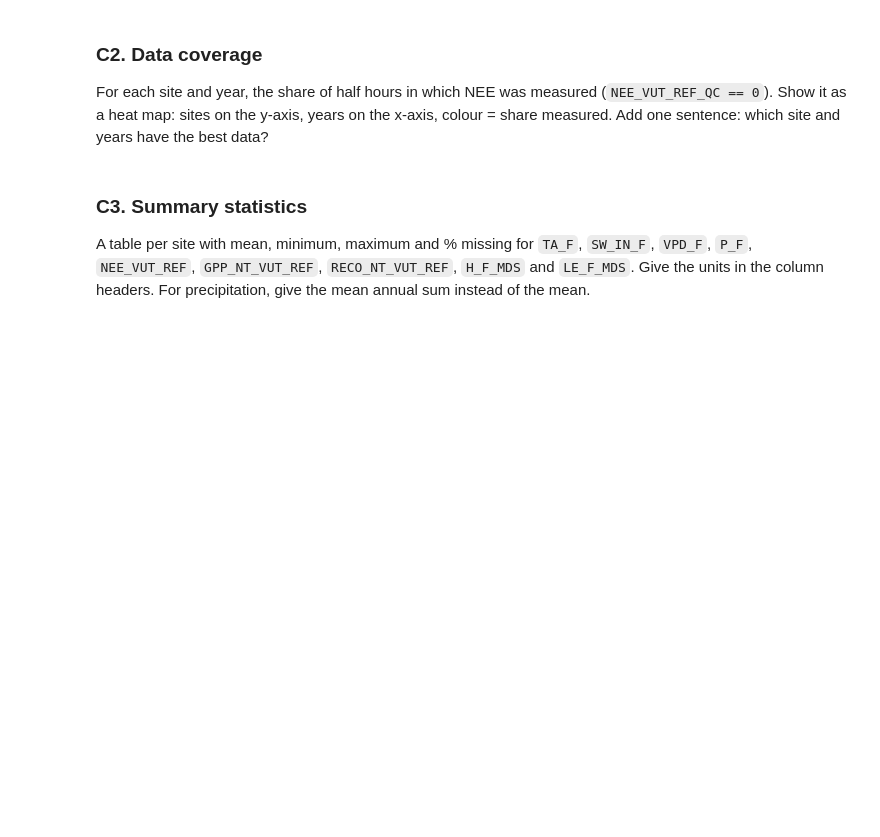
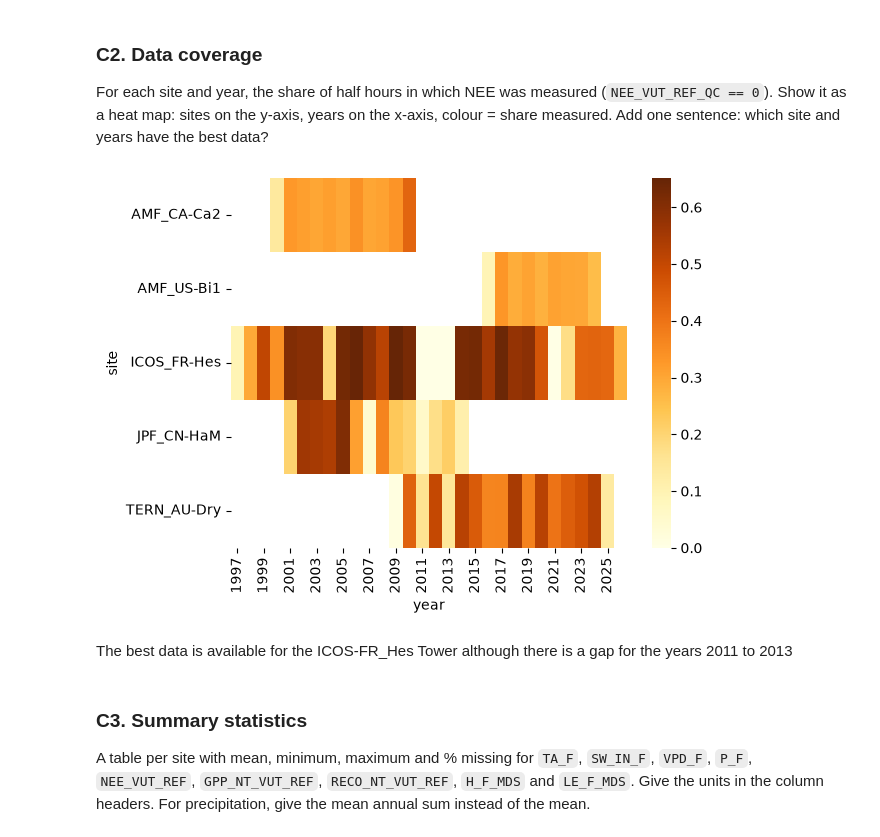
Before and after one commit to Moenki21/datascience_env_monit, a Jupyter notebook: scripts/view_tower_data.ipynb, the cells around one changed output. Cells and saved outputs as stored; diff of their text form; code cells hidden in the pictures; blank space fills up the shorter version.

```diff
--- a/scripts/view_tower_data.ipynb
+++ b/scripts/view_tower_data.ipynb
@@ -143,6 +141,32 @@ ModuleNotFoundError: No module named 'plotly'
 ### C2. Data coverage
 
 For each site and year, the share of half hours in which NEE was measured (`NEE_VUT_REF_QC == 0`). Show it as a heat map: sites on the y-axis, years on the x-axis, colour = share measured. Add one sentence: which site and years have the best data?
+# %%
+import seaborn as sns
+
+# Share of half-hours with valid NEE data per site
+master_df["year"] = master_df["time"].dt.year
+sites_QC = (
+    master_df
+    .groupby(["site","year"], dropna=False)
+    .agg(
+        share_NEE_VUT_REF=("NEE_VUT_REF_QC", lambda s: (s == 0).mean())
+    )
+    .reset_index()
+)
+
+sites_QC = sites_QC.copy()
+sites_qc_wide = sites_QC.pivot_table(  # somehow needed for sns heatmap 🤷‍♂️
+    index='site',
+    columns='year',
+    values='share_NEE_VUT_REF'
+)
+sns.heatmap(sites_qc_wide, cmap="YlOrBr")
+plt.show()
+# %% [output]
+[figure, added]
+# %% [markdown]
+The best data is available for the ICOS-FR_Hes Tower although there is a gap for the years 2011 to 2013
 # %% [markdown]
 
 ### C3. Summary statistics
```
Also changed, not shown: parts of 6 cells of this notebook, 3 other files.
